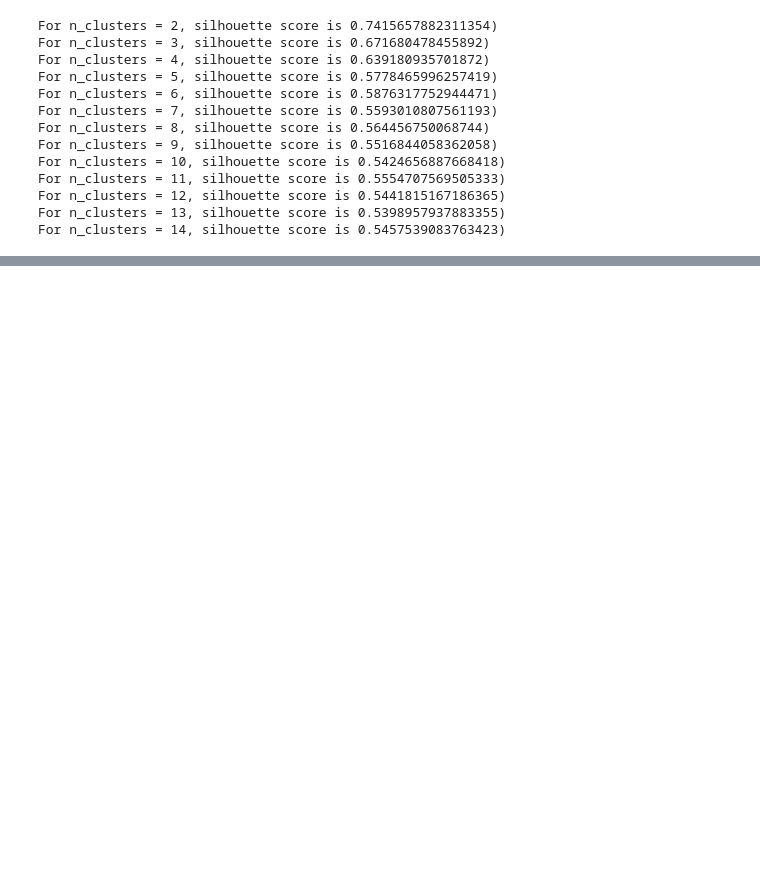
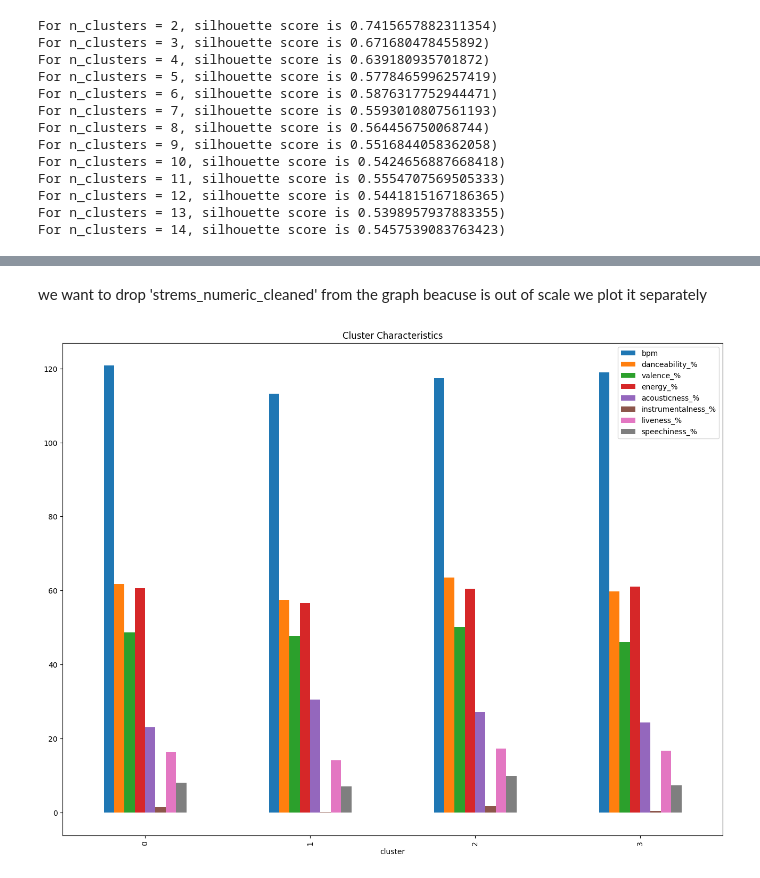
Before and after one commit to IsabellaPodavini/top_spotify_songs_2023, a Jupyter notebook: modelling.ipynb, the cells around one changed output, grey strips where cells are left out. Cells and saved outputs as stored; diff of their text form; code cells hidden in the pictures; blank space fills up the shorter version.

```diff
--- a/modelling.ipynb
+++ b/modelling.ipynb
@@ -424,0 +436,13 @@ cluster
+# %% [markdown]
+we want to drop 'strems_numeric_cleaned' from the graph beacuse is out of scale we plot it separately
+# %%
+cluster_mean_wo_snc=cluster_means.drop('streams_numeric_cleaned', axis=1)
+#cluster_mean_only_tempo=cluster_mean['tempo']
+# %%
+#we build a plot
+cluster_mean_wo_snc.plot(kind='bar',figsize=(16,12))
+plt.title('Cluster Characteristics')
+plt.legend(bbox_to_anchor=(1.0, 1.0))
+plt.show()
+# %% [output]
+[figure, added]
```
Also changed, not shown: parts of 28 cells of this notebook.
